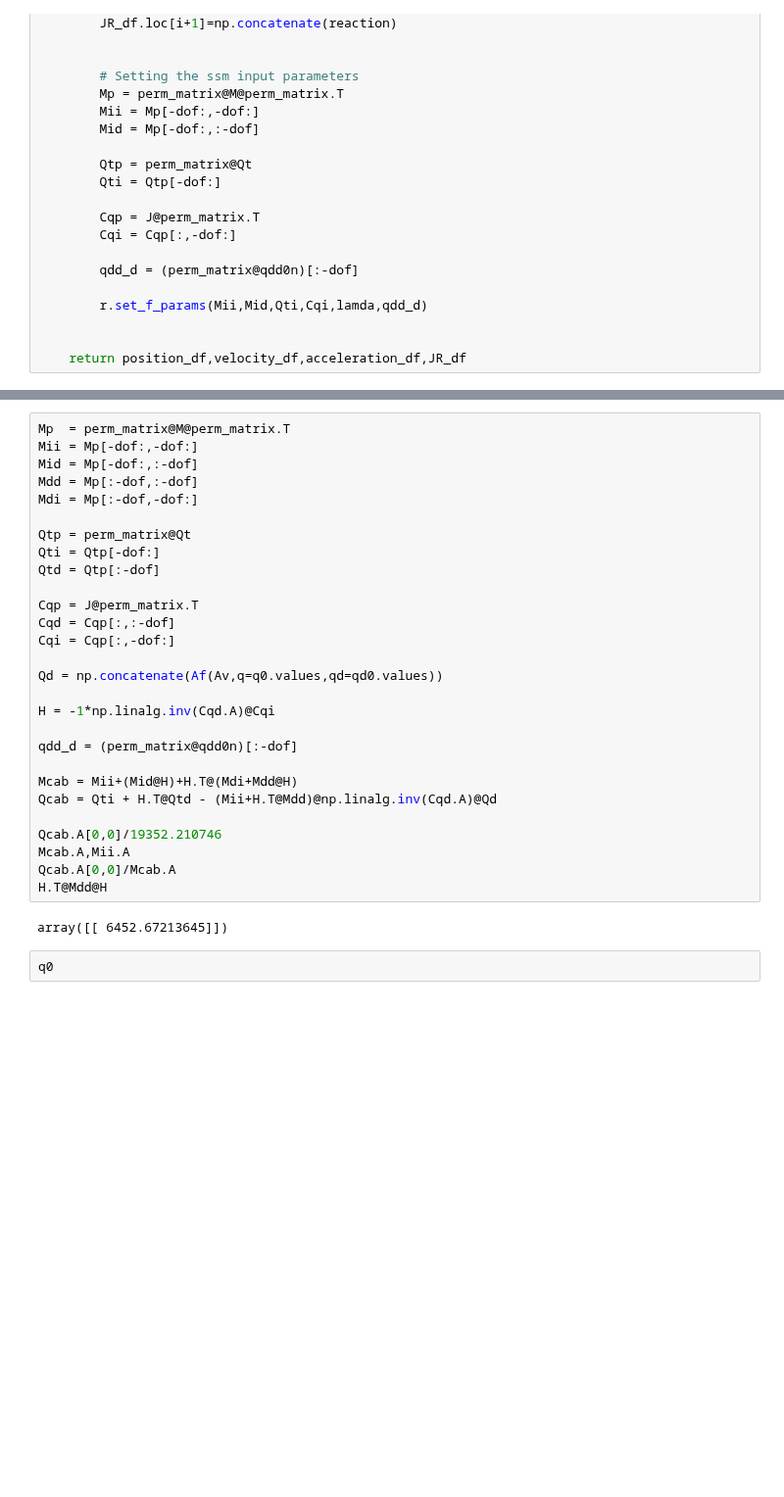
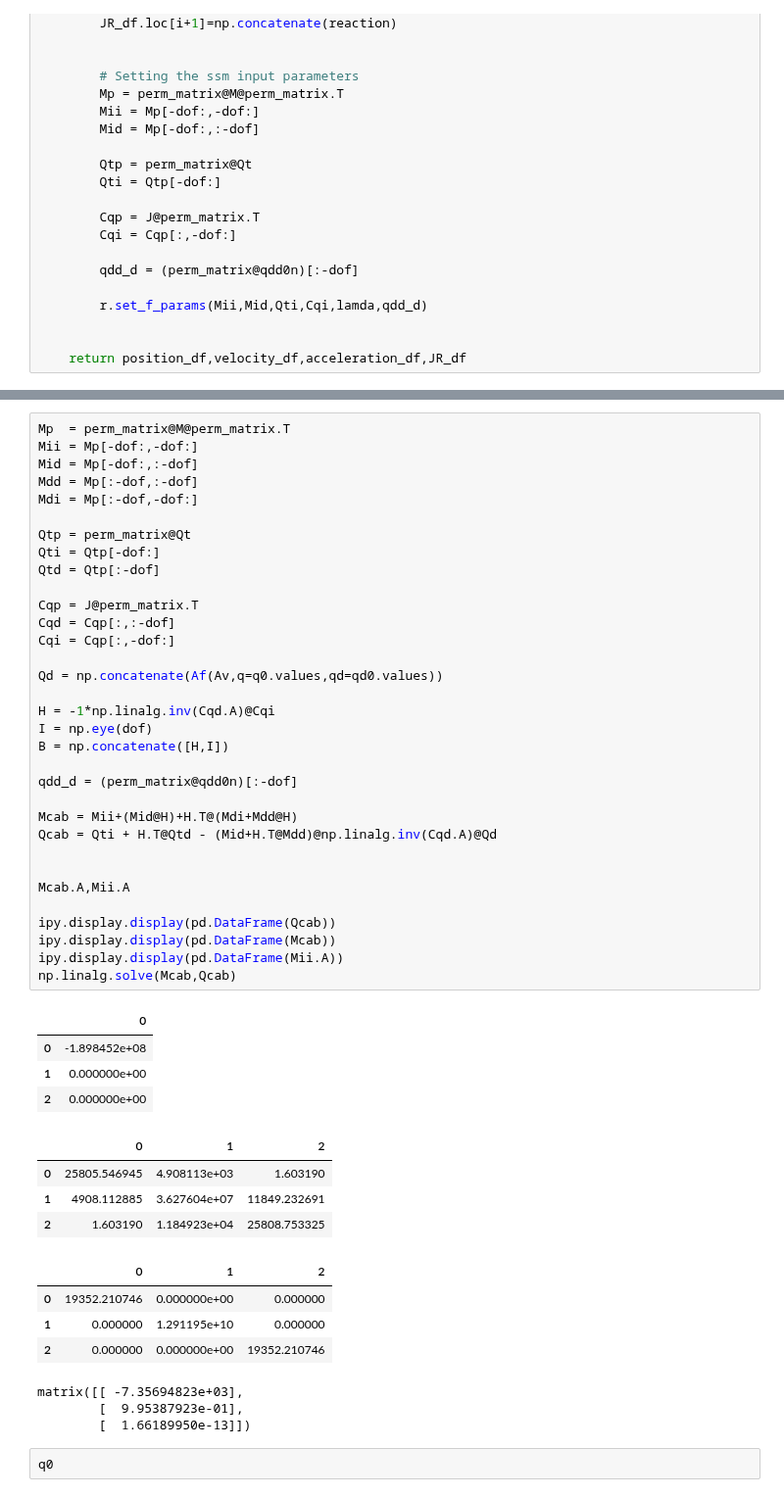
Before and after one commit to khaledghobashy/asurt_cdt, a Jupyter notebook: models/fourbar/fourbar.ipynb, the cells around one changed output, grey strips where cells are left out. Shown at 98% size. Drawn from its saved outputs; the diff is of its cells as text; blank space fills up the shorter version.

```diff
--- a/models/fourbar/fourbar.ipynb
+++ b/models/fourbar/fourbar.ipynb
@@ -588,33 +540,52 @@ Independent Coordinates are: ['rbs_link.z'] with indices: [9]
 # %%
 Mp  = perm_matrix@M@perm_matrix.T
 Mii = Mp[-dof:,-dof:]
 Mid = Mp[-dof:,:-dof]
 Mdd = Mp[:-dof,:-dof]
 Mdi = Mp[:-dof,-dof:]
 
 Qtp = perm_matrix@Qt
 Qti = Qtp[-dof:]
 Qtd = Qtp[:-dof]
 
 Cqp = J@perm_matrix.T
 Cqd = Cqp[:,:-dof]
 Cqi = Cqp[:,-dof:]
 
 Qd = np.concatenate(Af(Av,q=q0.values,qd=qd0.values))
 
 H = -1*np.linalg.inv(Cqd.A)@Cqi
+I = np.eye(dof)
+B = np.concatenate([H,I])
 
 qdd_d = (perm_matrix@qdd0n)[:-dof]
 
 Mcab = Mii+(Mid@H)+H.T@(Mdi+Mdd@H)
-Qcab = Qti + H.T@Qtd - (Mii+H.T@Mdd)@np.linalg.inv(Cqd.A)@Qd
+Qcab = Qti + H.T@Qtd - (Mid+H.T@Mdd)@np.linalg.inv(Cqd.A)@Qd
 
-Qcab.A[0,0]/19352.210746
+
 Mcab.A,Mii.A
-Qcab.A[0,0]/Mcab.A
-H.T@Mdd@H
+
+ipy.display.display(pd.DataFrame(Qcab))
+ipy.display.display(pd.DataFrame(Mcab))
+ipy.display.display(pd.DataFrame(Mii.A))
+np.linalg.solve(Mcab,Qcab)
 # %% [output]
+|  | 0 |
+| 0 | -1.898452e+08 |
+| 1 | 0.000000e+00 |
+| 2 | 0.000000e+00 |
+|  | 0 | 1 | 2 |
+| 0 | 25805.546945 | 4.908113e+03 | 1.603190 |
+| 1 | 4908.112885 | 3.627604e+07 | 11849.232691 |
+| 2 | 1.603190 | 1.184923e+04 | 25808.753325 |
+|  | 0 | 1 | 2 |
+| 0 | 19352.210746 | 0.000000e+00 | 0.000000 |
+| 1 | 0.000000 | 1.291195e+10 | 0.000000 |
+| 2 | 0.000000 | 0.000000e+00 | 19352.210746 |
-array([[ 6452.67213645]])
+matrix([[ -7.35694823e+03],
+        [  9.95387923e-01],
+        [  1.66189950e-13]])
 # %%
 q0
 # %% [output]
```
Also changed, not shown: parts of 23 cells of this notebook, 2 other files.
